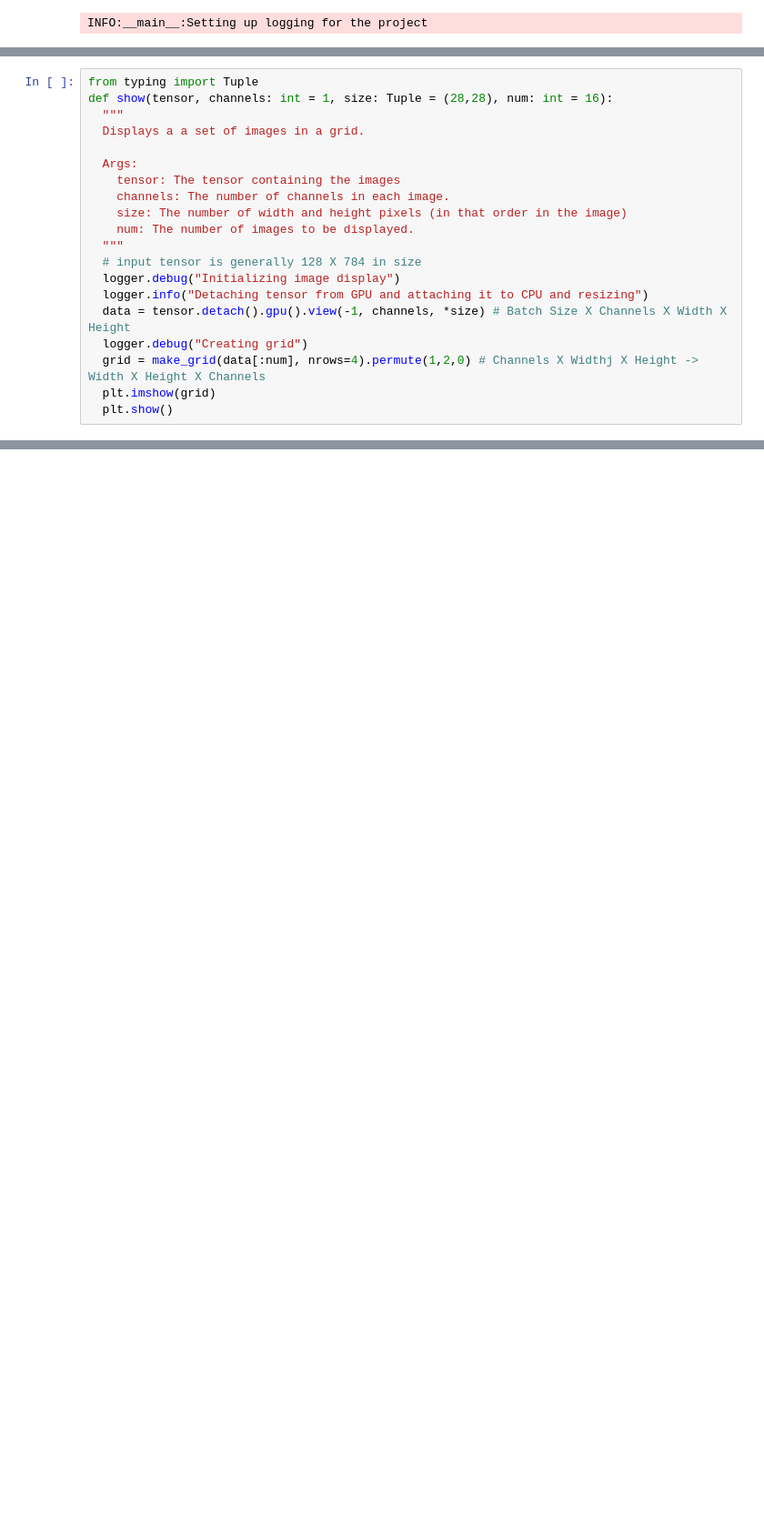
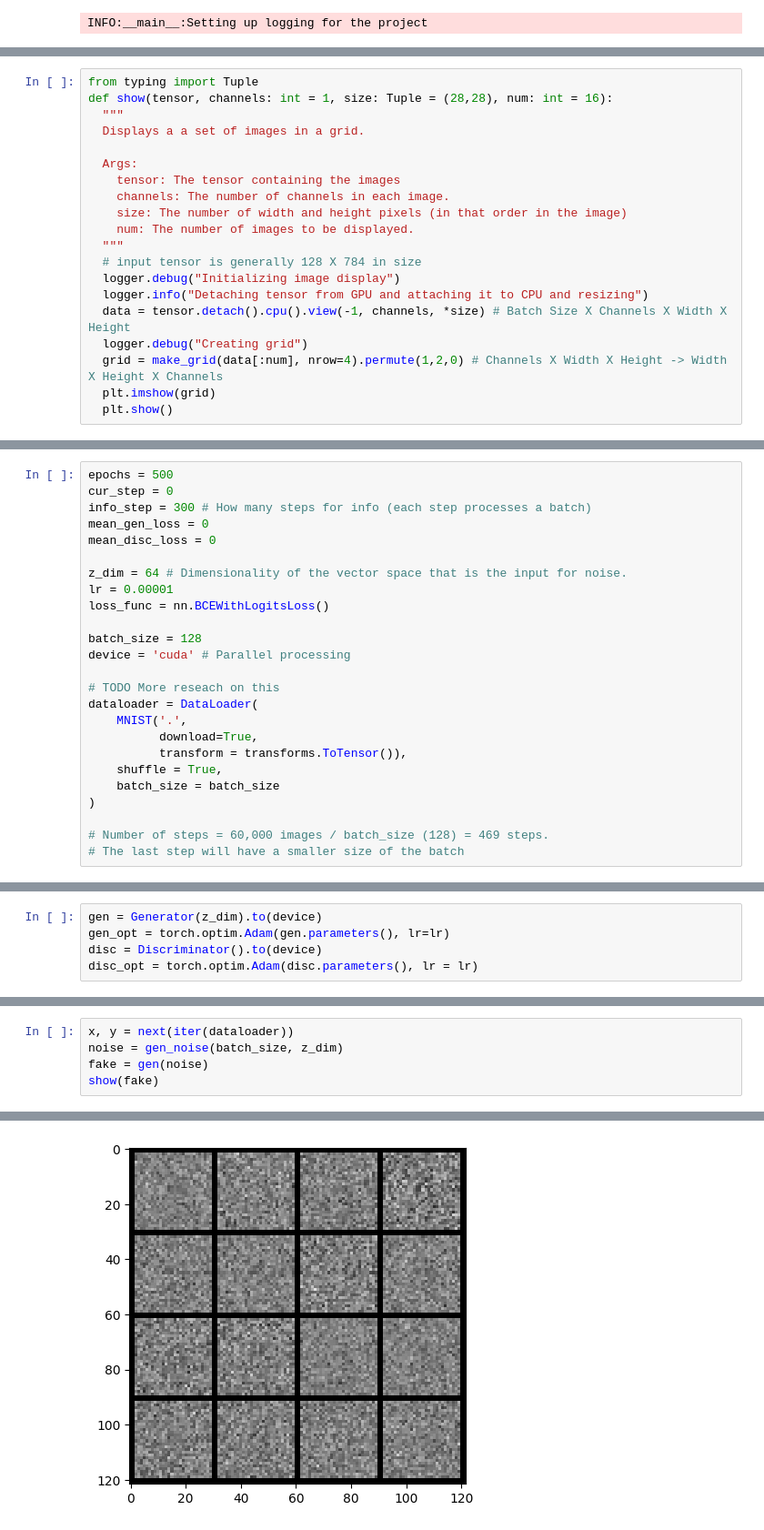
Before and after one commit to rashwin88/gan_clip_notebooks, a Jupyter notebook: GANClipCodingSession1.ipynb, the cells around one changed output, grey strips where cells are left out. Shown at 91% size. Saved outputs shown, nothing was run; the diff lists cells and outputs as text; blank space fills up the shorter version.

```diff
--- a/GANClipCodingSession1.ipynb
+++ b/GANClipCodingSession1.ipynb
@@ -57,8 +78,8 @@ def show(tensor, channels: int = 1, size: Tuple = (28,28), num: int = 16):
   # input tensor is generally 128 X 784 in size
   logger.debug("Initializing image display")
   logger.info("Detaching tensor from GPU and attaching it to CPU and resizing")
-  data = tensor.detach().gpu().view(-1, channels, *size) # Batch Size X Channels X Width X Height
+  data = tensor.detach().cpu().view(-1, channels, *size) # Batch Size X Channels X Width X Height
   logger.debug("Creating grid")
-  grid = make_grid(data[:num], nrows=4).permute(1,2,0) # Channels X Widthj X Height -> Width X Height X Channels
+  grid = make_grid(data[:num], nrow=4).permute(1,2,0) # Channels X Width X Height -> Width X Height X Channels
   plt.imshow(grid)
   plt.show()
@@ -64,0 +91,25 @@ def show(tensor, channels: int = 1, size: Tuple = (28,28), num: int = 16):
+# %%
+epochs = 500
+cur_step = 0
+info_step = 300 # How many steps for info (each step processes a batch)
+mean_gen_loss = 0
+mean_disc_loss = 0
+
+z_dim = 64 # Dimensionality of the vector space that is the input for noise.
+lr = 0.00001
+loss_func = nn.BCEWithLogitsLoss()
+
+batch_size = 128
+device = 'cuda' # Parallel processing
+
+# TODO More reseach on this
+dataloader = DataLoader(
+    MNIST('.',
+          download=True,
+          transform = transforms.ToTensor()),
+    shuffle = True,
+    batch_size = batch_size
+)
+
+# Number of steps = 60,000 images / batch_size (128) = 469 steps.
+# The last step will have a smaller size of the batch
@@ -64,0 +175,5 @@ def show(tensor, channels: int = 1, size: Tuple = (28,28), num: int = 16):
+# %%
+gen = Generator(z_dim).to(device)
+gen_opt = torch.optim.Adam(gen.parameters(), lr=lr)
+disc = Discriminator().to(device)
+disc_opt = torch.optim.Adam(disc.parameters(), lr = lr)
@@ -64,0 +182,6 @@ def show(tensor, channels: int = 1, size: Tuple = (28,28), num: int = 16):
+# %%
+x, y = next(iter(dataloader))
+noise = gen_noise(batch_size, z_dim)
+fake = gen(noise)
+show(fake)
+# %% [output]
@@ -64,0 +189 @@ def show(tensor, channels: int = 1, size: Tuple = (28,28), num: int = 16):
+[figure, added]
```
Also changed, not shown: parts of 12 cells of this notebook.
